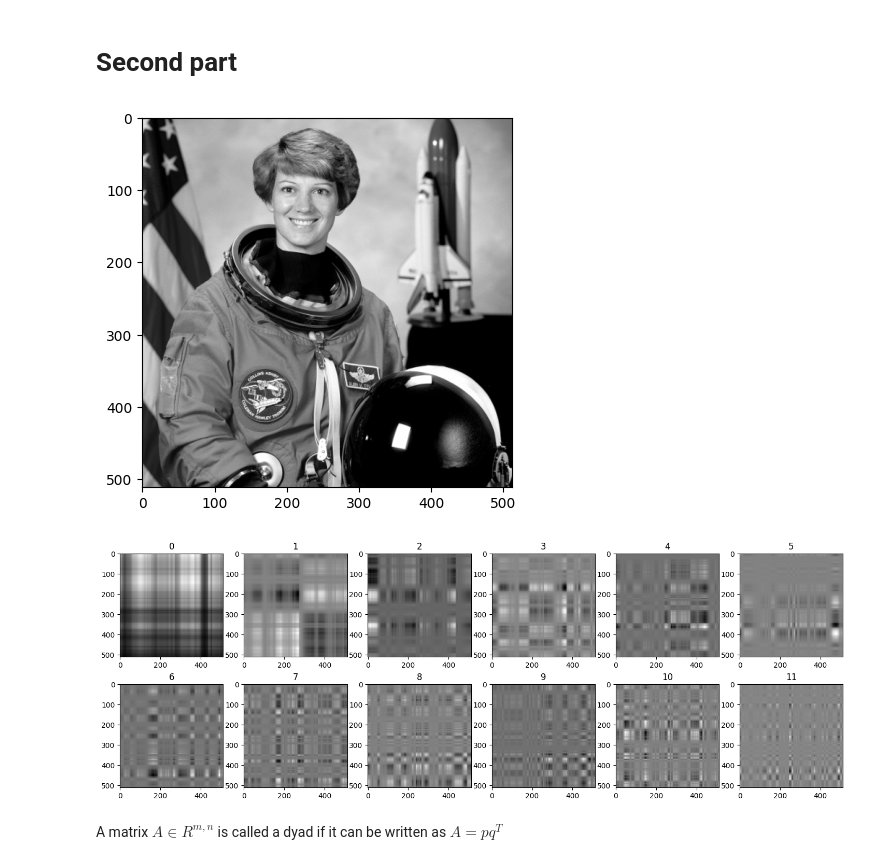
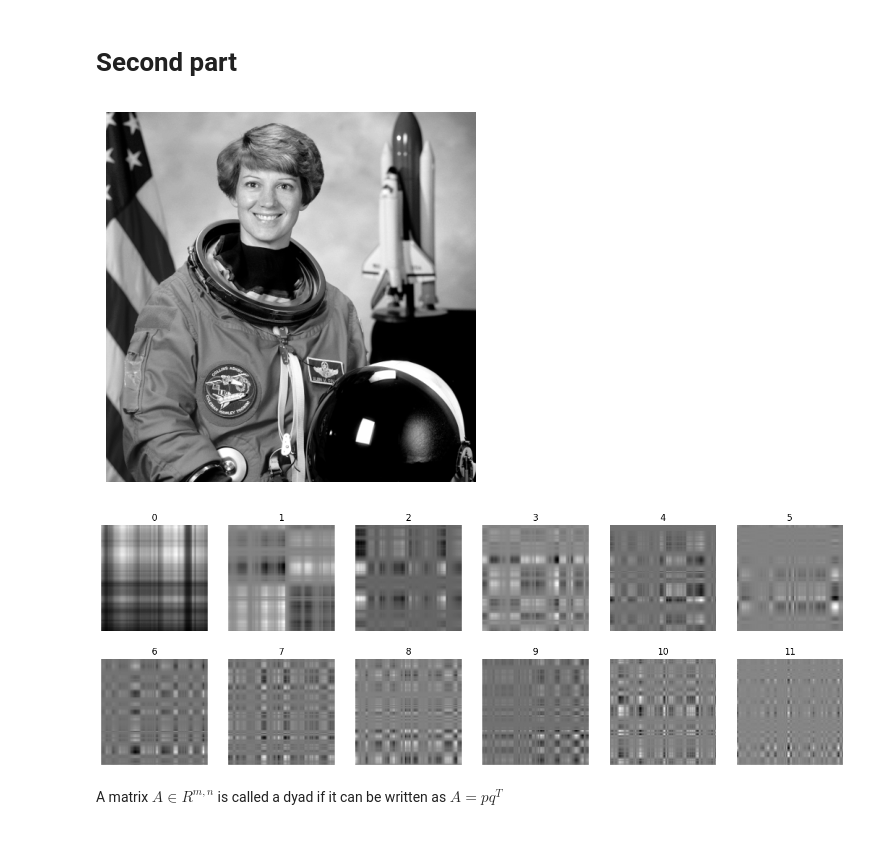
Before and after one commit to MarcelloCeresini/StatMatMethodsAI, a Jupyter notebook: src/Homework2.ipynb, the cells around one changed output. Drawn from its saved outputs; the diff is of its cells as text; code cells hidden in the pictures.

```diff
--- a/src/Homework2.ipynb
+++ b/src/Homework2.ipynb
@@ -431,9 +431,10 @@ Here instead we spot that, as we could have predicted, having more clusters usua
 # %%
 img = np.array(skimage.color.rgb2gray(skimage.data.astronaut()))
 plt.imshow(img, cmap="gray")
+plt.axis("off")
 plt.show()
 # %% [output]
-[figure, old version]
+[figure, new version]
 # %%
 total_img_shown = 12
 rows = 2
@@ -458,10 +459,11 @@ _, axs = plt.subplots(rows, columns, figsize=(18, 6))
 axs = axs.flatten()
 for i, (dyad, ax) in enumerate(zip(dyads[:total_img_shown], axs)):
     ax.imshow(dyad, cmap='gray')
+    ax.axis('off')
     ax.set_title(i)
 plt.show()
 # %% [output]
-[figure, old version]
+[figure, new version]
 # %% [markdown]
 A matrix $A ∈ R^{m, n}$ is called a dyad if it can be written as $A = pq^T$
 # %% [markdown]
```
Also changed, not shown: parts of 4 cells of this notebook.
